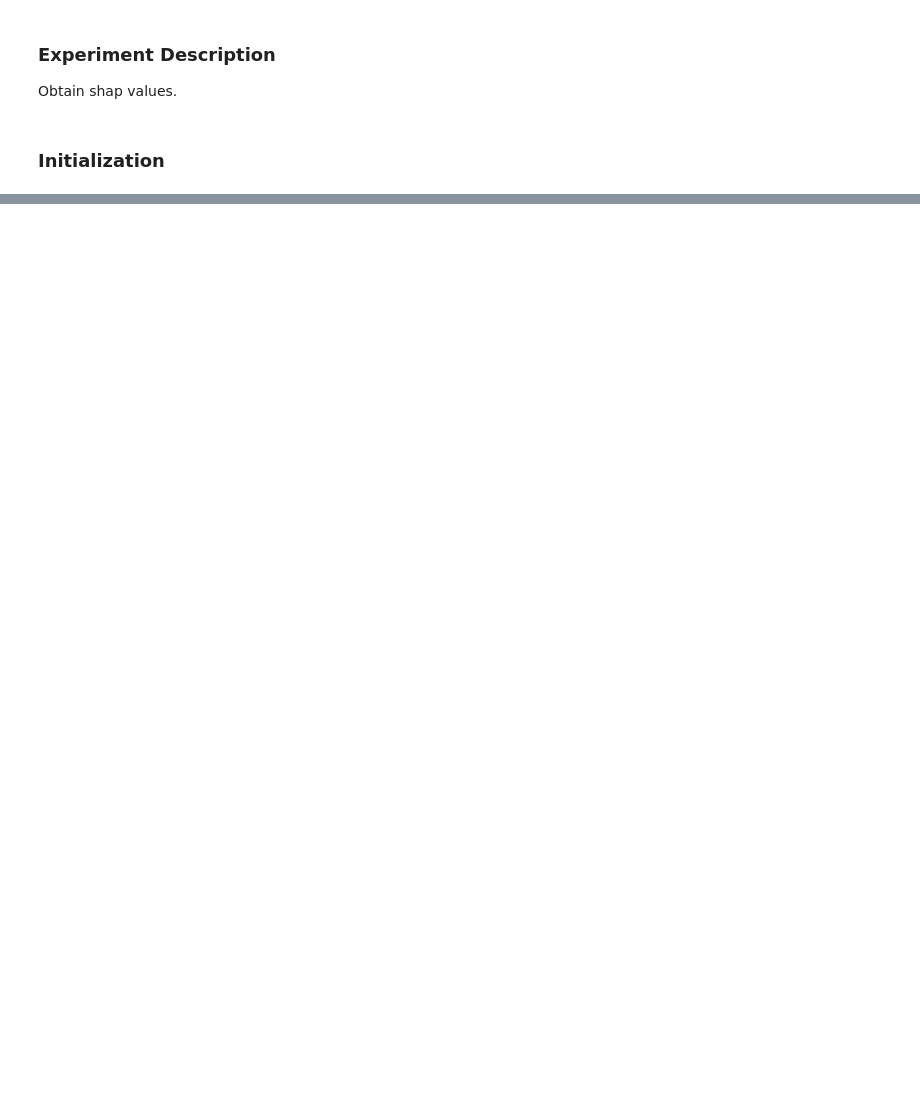
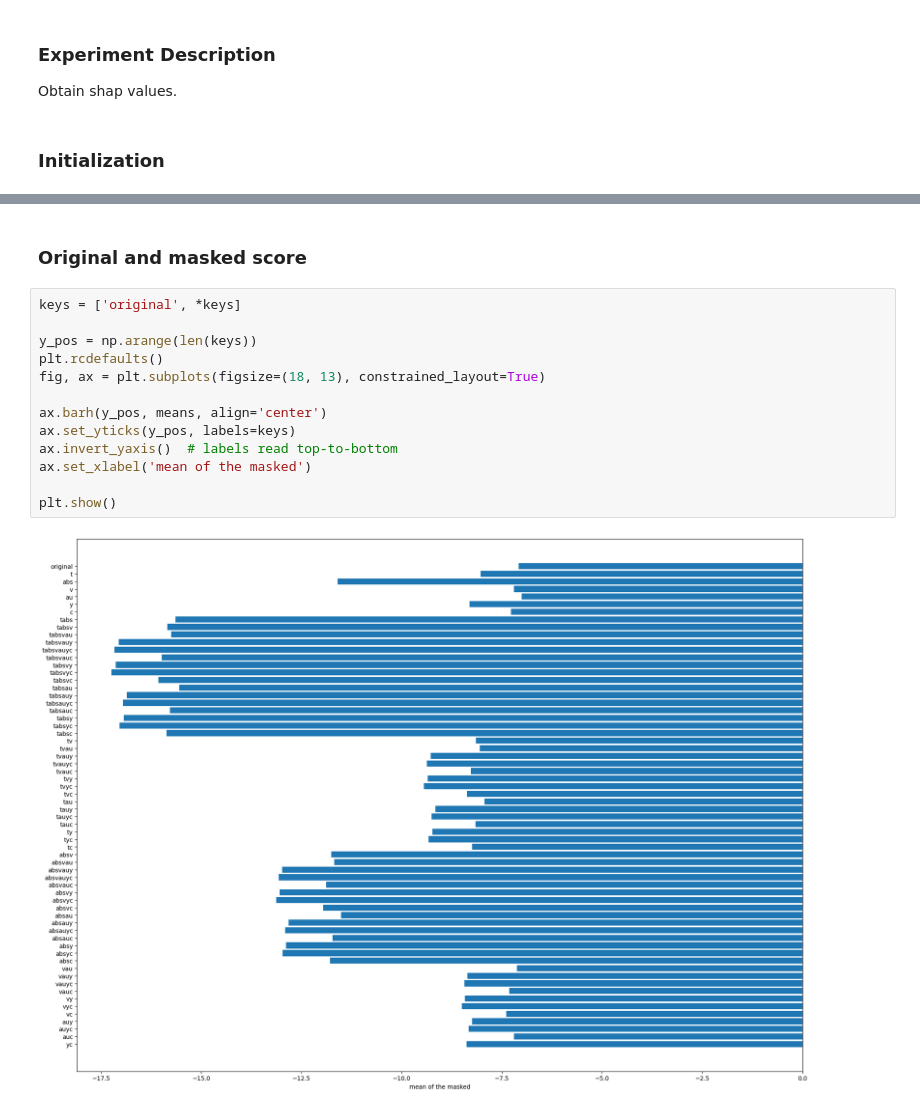
Before and after one commit to youyinnn/s2search, a Jupyter notebook: pipelining/exp5/exp5_cslg_plotting_shap.ipynb, the cells around one changed output, grey strips where cells are left out. Drawn from its saved outputs; the diff is of its cells as text; blank space fills up the shorter version.

```diff
--- a/pipelining/exp5/exp5_cslg_plotting_shap.ipynb
+++ b/pipelining/exp5/exp5_cslg_plotting_shap.ipynb
@@ -98,0 +111,17 @@ Got sample data: cslg
+# %% [markdown]
+### Original and masked score
+# %%
+keys = ['original', *keys]
+
+y_pos = np.arange(len(keys))
+plt.rcdefaults()
+fig, ax = plt.subplots(figsize=(18, 13), constrained_layout=True)
+
+ax.barh(y_pos, means, align='center')
+ax.set_yticks(y_pos, labels=keys)
+ax.invert_yaxis()  # labels read top-to-bottom
+ax.set_xlabel('mean of the masked')
+
+plt.show()
+# %% [output]
+[figure, added]
```
Also changed, not shown: parts of 3 cells of this notebook, 35 other files.
